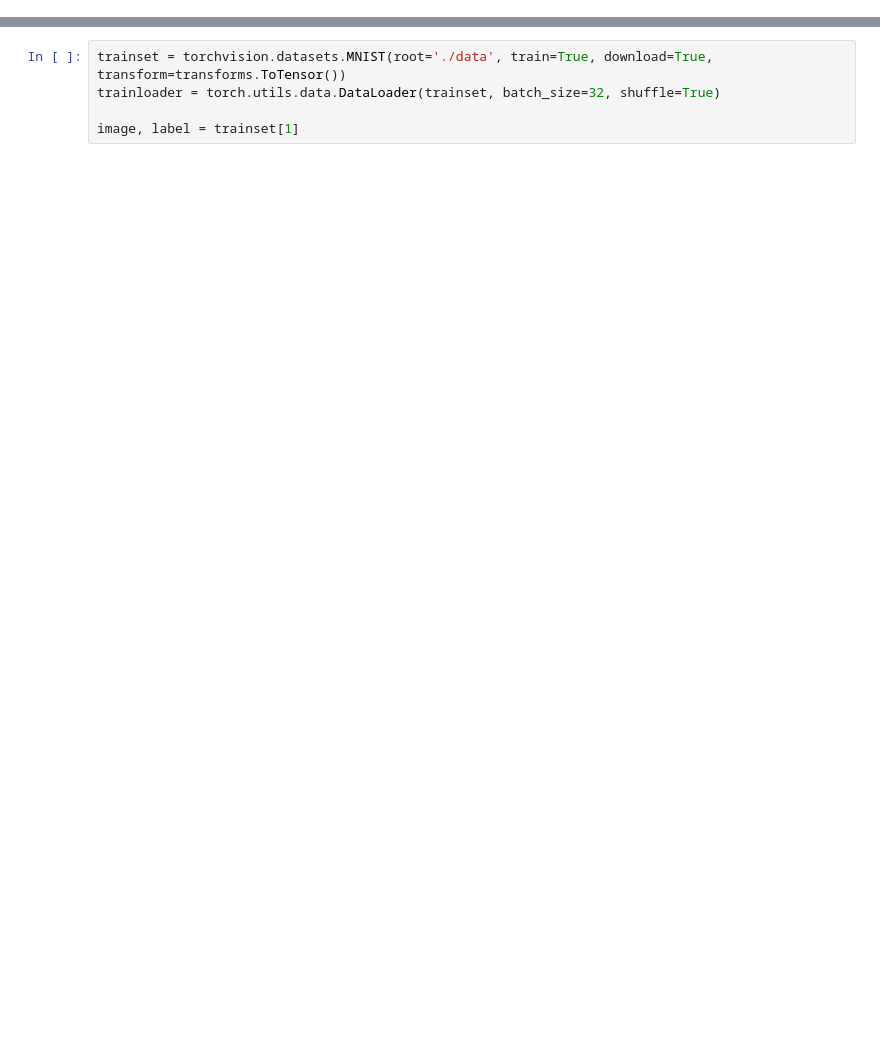
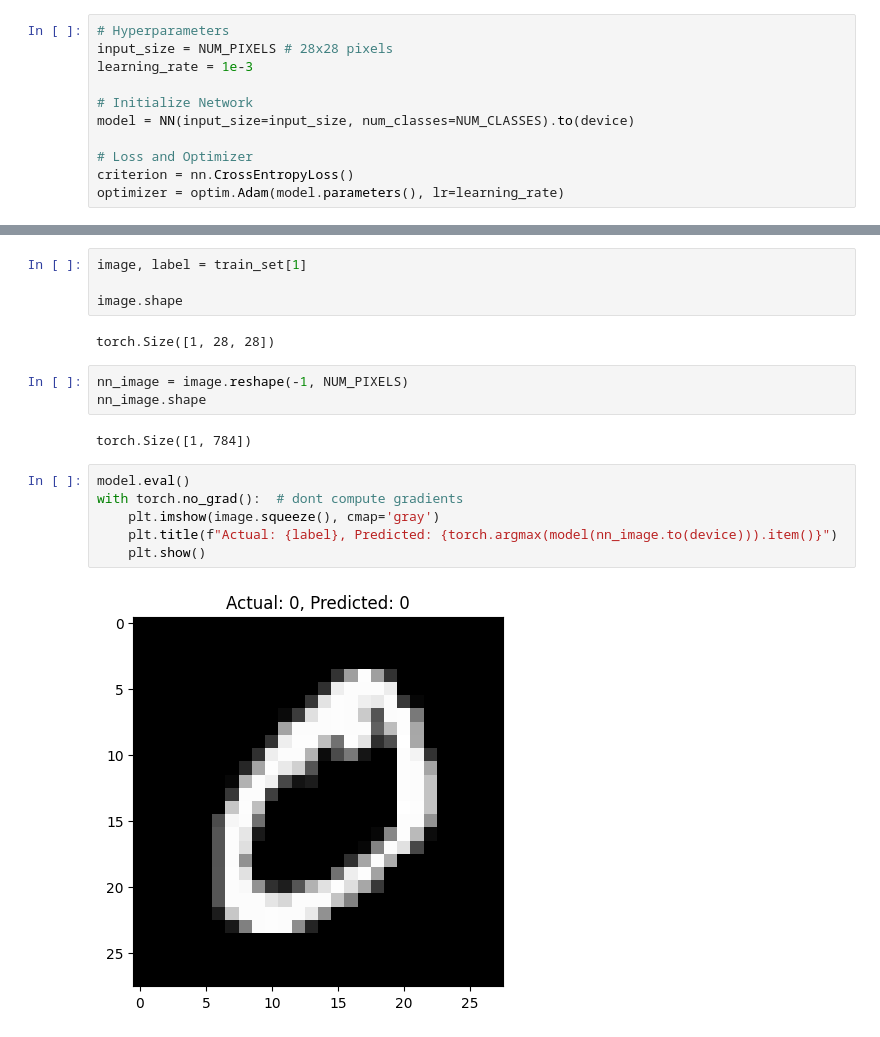
Before and after one commit to Ades551/NN-examples, a Jupyter notebook: mnist.ipynb, the cells around one changed output, grey strips where cells are left out. Drawn from its saved outputs; the diff is of its cells as text; blank space fills up the shorter version.

```diff
--- a/mnist.ipynb
+++ b/mnist.ipynb
@@ -47 +37,12 @@ class CNN(nn.Module):
+# %%
+# Hyperparameters
+input_size = NUM_PIXELS # 28x28 pixels
+learning_rate = 1e-3
+
+# Initialize Network
+model = NN(input_size=input_size, num_classes=NUM_CLASSES).to(device)
+
+# Loss and Optimizer
+criterion = nn.CrossEntropyLoss()
+optimizer = optim.Adam(model.parameters(), lr=learning_rate)
 # %%
@@ -80,5 +82,19 @@ def fit(model: nn.Module, train_loader: torch.utils.data.DataLoader, flatten: bo
-# %%
-trainset = torchvision.datasets.MNIST(root='./data', train=True, download=True, transform=transforms.ToTensor())
-trainloader = torch.utils.data.DataLoader(trainset, batch_size=32, shuffle=True)
-
-image, label = trainset[1]
+# %%
+image, label = train_set[1]
+
+image.shape
+# %% [output]
+torch.Size([1, 28, 28])
+# %%
+nn_image = image.reshape(-1, NUM_PIXELS)
+nn_image.shape
+# %% [output]
+torch.Size([1, 784])
+# %%
+model.eval()
+with torch.no_grad():  # dont compute gradients
+    plt.imshow(image.squeeze(), cmap='gray')
+    plt.title(f"Actual: {label}, Predicted: {torch.argmax(model(nn_image.to(device))).item()}")
+    plt.show()
+# %% [output]
+[figure, added]
```
Also changed, not shown: parts of 18 cells of this notebook, 1 other file.
